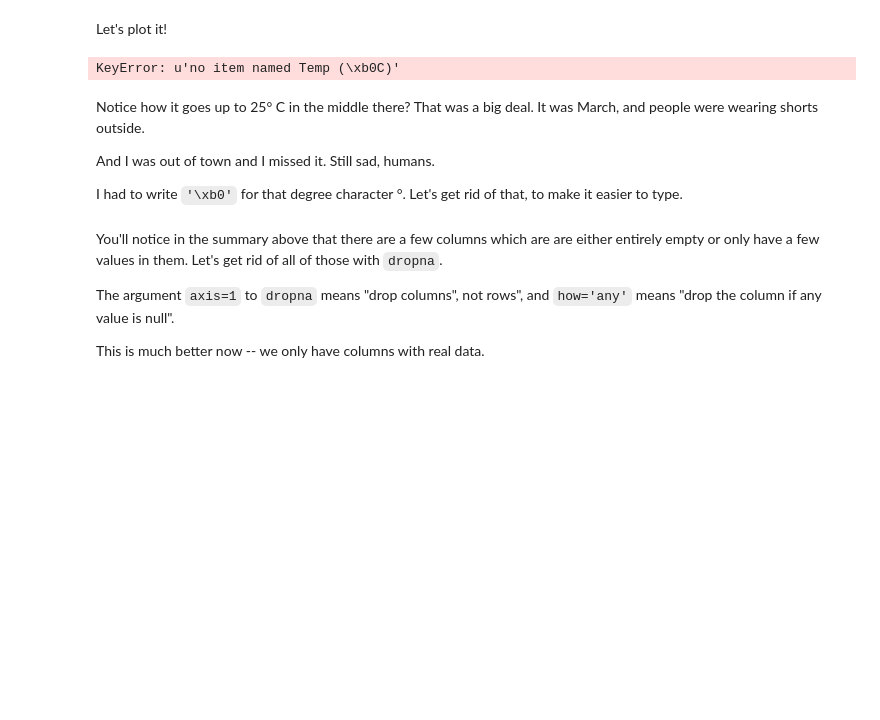
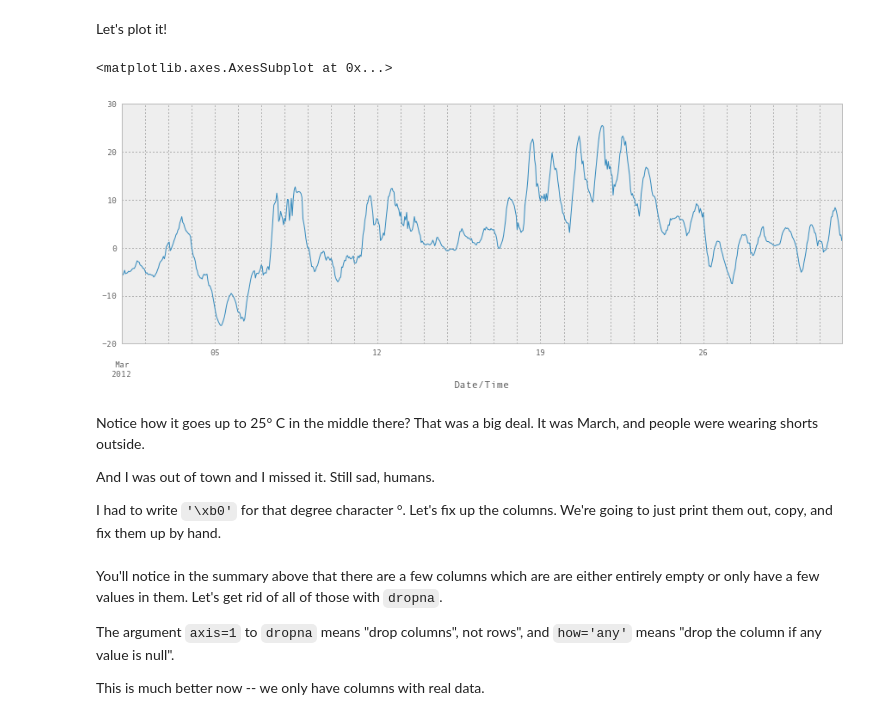
Before and after one commit to jvns/pandas-cookbook, a Jupyter notebook: cookbook/Chapter 5 - Combining dataframes and scraping Canadian weather data.ipynb, the cells around one changed output. Cells and saved outputs as stored; diff of their text form; code cells hidden in the pictures; blank space fills up the shorter version.

Commit message:
Fix unicode issue with weather columns

```diff
--- a/cookbook/Chapter 5 - Combining dataframes and scraping Canadian weather data.ipynb
+++ b/cookbook/Chapter 5 - Combining dataframes and scraping Canadian weather data.ipynb
@@ -68,12 +64,13 @@ weather_mar2012
 # %% [markdown]
 Let's plot it!
 # %%
-weather_mar2012[u"Temp (\xb0C)"].plot(figsize=(15, 5))
+weather_mar2012[u"Temp (\xc2\xb0C)"].plot(figsize=(15, 5))
 # %% [output]
-KeyError: u'no item named Temp (\xb0C)'
+<matplotlib.axes.AxesSubplot at 0x...>
+[figure, added]
 # %% [markdown]
 Notice how it goes up to 25° C in the middle there? That was a big deal. It was March, and people were wearing shorts outside.
 
 And I was out of town and I missed it. Still sad, humans.
 
-I had to write `'\xb0'` for that degree character °. Let's get rid of that, to make it easier to type.
+I had to write `'\xb0'` for that degree character °. Let's fix up the columns. We're going to just print them out, copy, and fix them up by hand.
```
Also changed, not shown: parts of 9 cells of this notebook.
